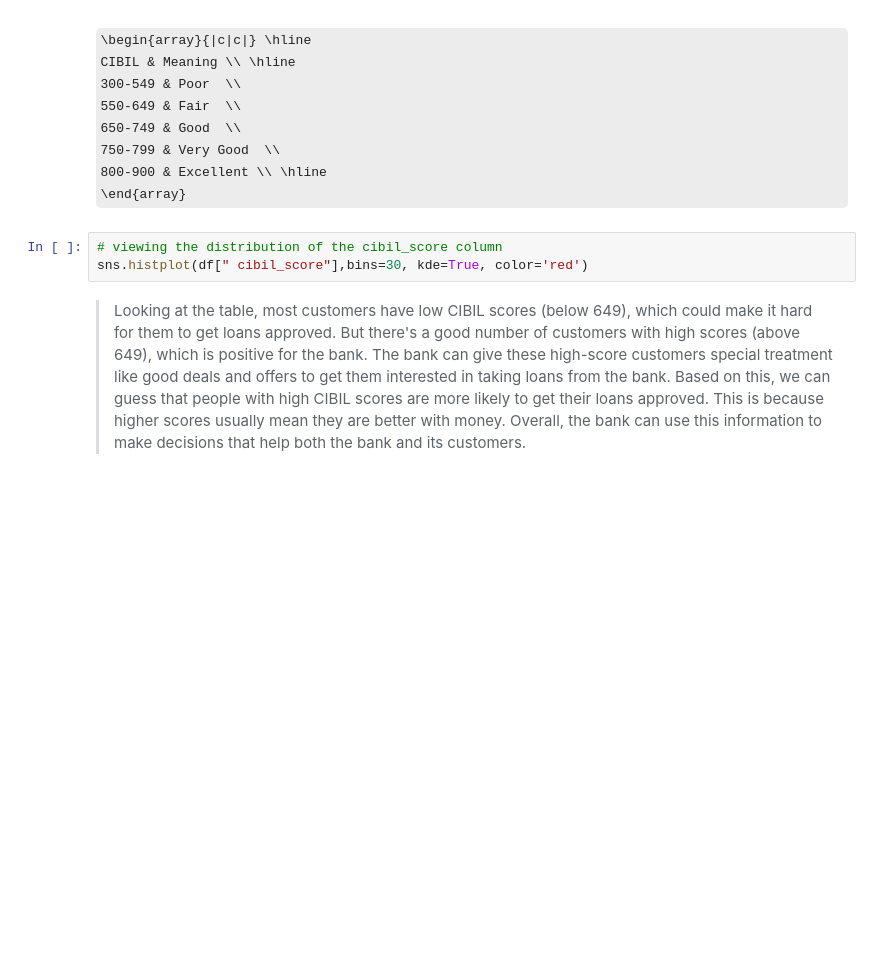
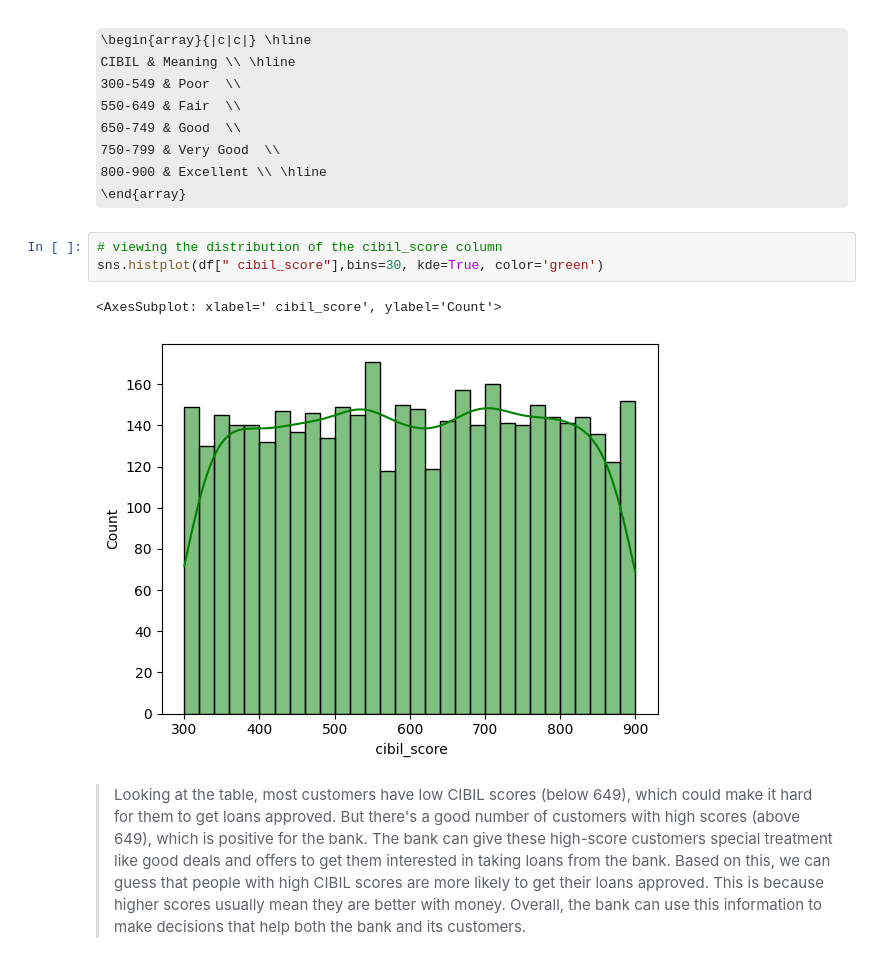
Before and after one commit to KavinduKasthurirathne/FDM-MiniProject, a Jupyter notebook: model.ipynb, the cells around one changed output. Saved outputs shown, nothing was run; the diff lists cells and outputs as text; some formulas as TeX source; blank space fills up the shorter version.

```diff
--- a/model.ipynb
+++ b/model.ipynb
@@ -324,7 +312,10 @@ CIBIL & Meaning \\ \hline
 \end{array}
 # %%
 # viewing the distribution of the cibil_score column
-sns.histplot(df[" cibil_score"],bins=30, kde=True, color='red')
+sns.histplot(df[" cibil_score"],bins=30, kde=True, color='green')
+# %% [output]
+<AxesSubplot: xlabel=' cibil_score', ylabel='Count'>
+[figure, added]
 # %% [markdown]
 > Looking at the table, most customers have low CIBIL scores (below 649), which could make it hard for them to get loans approved. But there's a good number of customers with high scores (above 649), which is positive for the bank. The bank can give these high-score customers special treatment like good deals and offers to get them interested in taking loans from the bank.
 Based on this, we can guess that people with high CIBIL scores are more likely to get their loans approved. This is because higher scores usually mean they are better with money.
```
Also changed, not shown: parts of 149 cells of this notebook, 1 other file.
